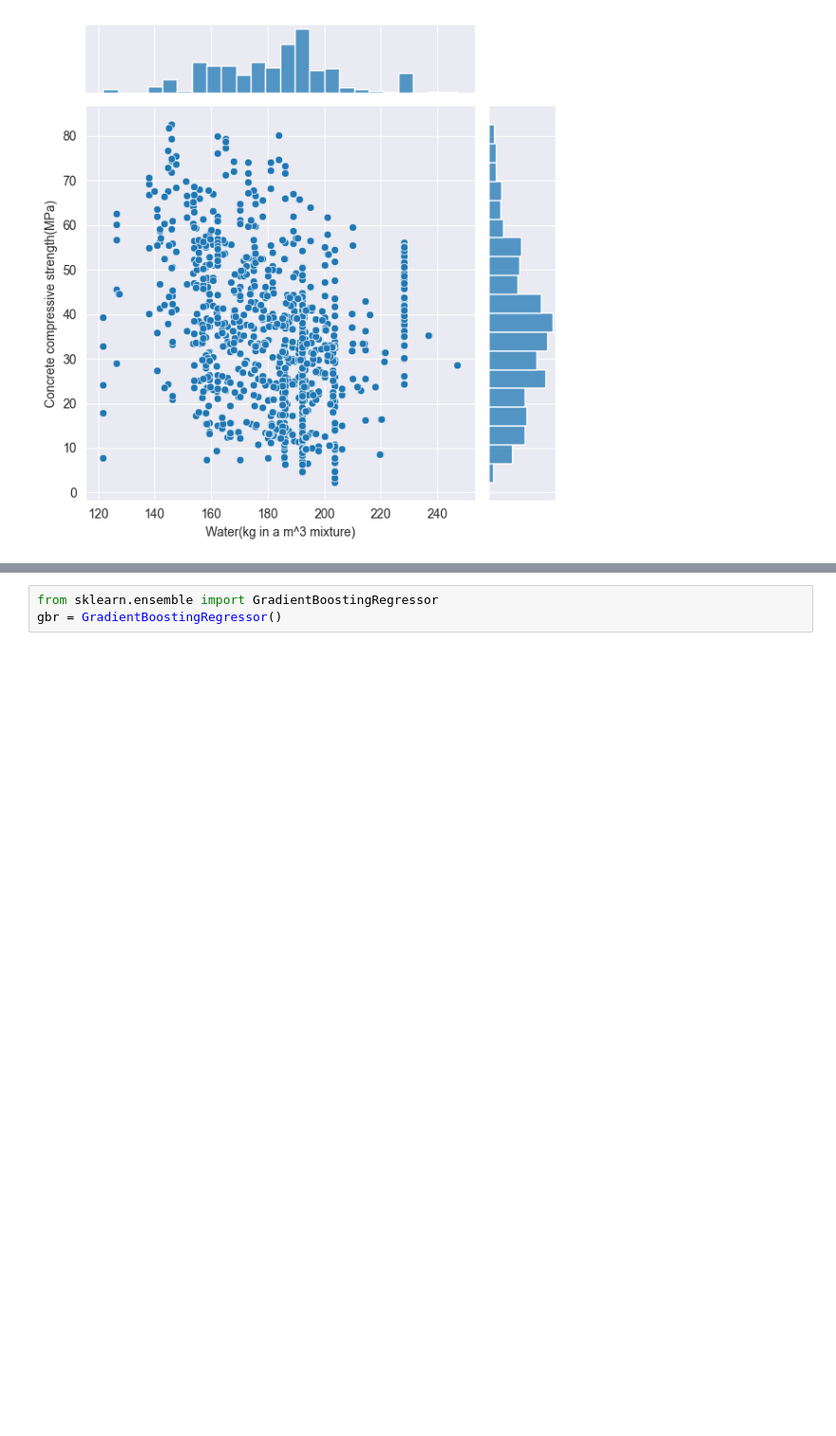
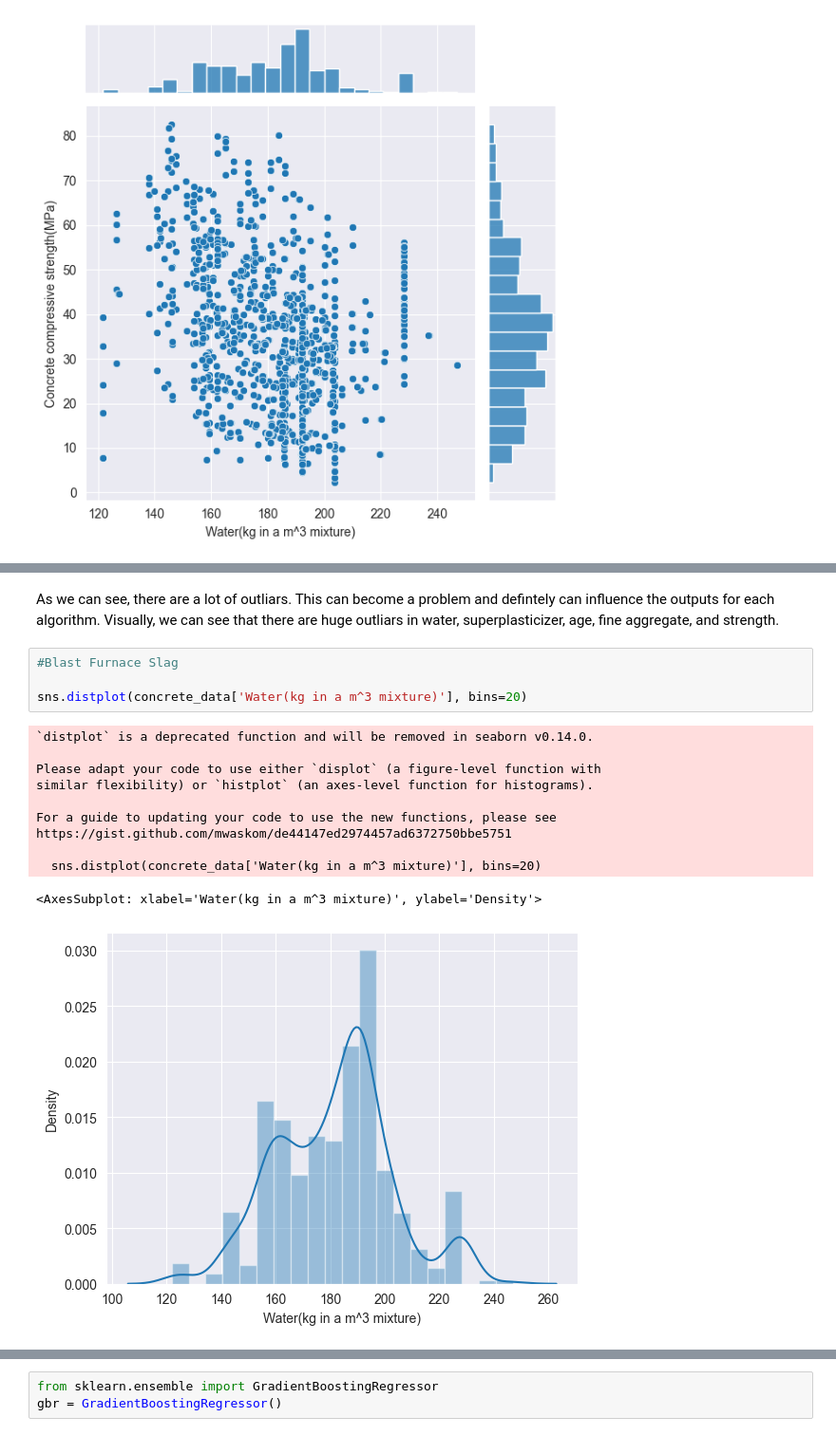
Before and after one commit to andrewyu321/Concrete-Strength-Prediction, a Jupyter notebook: main.ipynb, the cells around one changed output, grey strips where cells are left out. Shown at 95% size. Saved outputs shown, nothing was run; the diff lists cells and outputs as text; blank space fills up the shorter version.

```diff
--- a/main.ipynb
+++ b/main.ipynb
@@ -78,0 +94,18 @@ data_scaled.head()
+# %% [markdown]
+As we can see, there are a lot of outliars. This can become a problem and defintely can influence the outputs for each algorithm. Visually, we can see that there are huge outliars in water, superplasticizer, age, fine aggregate, and strength.
+# %%
+#Blast Furnace Slag
+
+sns.distplot(concrete_data['Water(kg in a m^3 mixture)'], bins=20)
+# %% [output]
+`distplot` is a deprecated function and will be removed in seaborn v0.14.0.
+
+Please adapt your code to use either `displot` (a figure-level function with
+similar flexibility) or `histplot` (an axes-level function for histograms).
+
+For a guide to updating your code to use the new functions, please see
+https://gist.github.com/mwaskom/de44147ed2974457ad6372750bbe5751
+
+  sns.distplot(concrete_data['Water(kg in a m^3 mixture)'], bins=20)
+<AxesSubplot: xlabel='Water(kg in a m^3 mixture)', ylabel='Density'>
+[figure, added]
```
Also changed, not shown: parts of 33 cells of this notebook.
